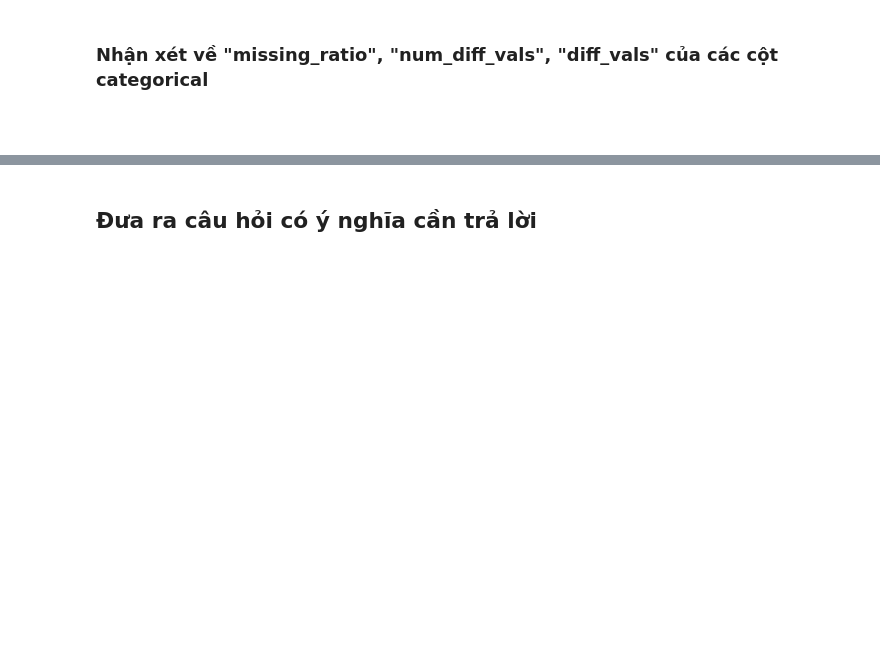
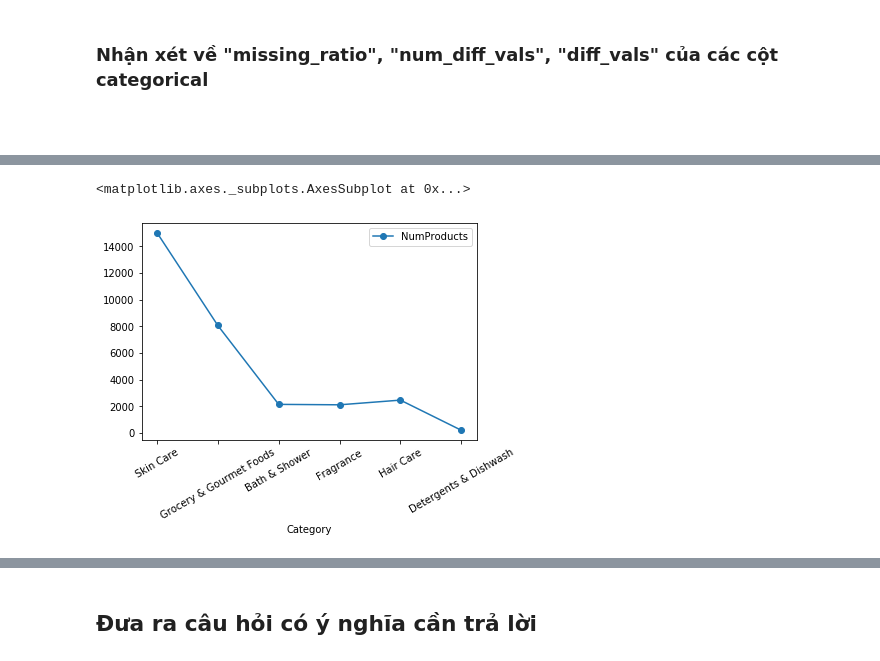
Before and after one commit to P4DS-19CLC-FinalProject/FinalProject, a Jupyter notebook: Main Flow.ipynb, the cells around one changed output, grey strips where cells are left out. Drawn from its saved outputs; the diff is of its cells as text; code cells hidden in the pictures; blank space fills up the shorter version.

```diff
--- a/Main Flow.ipynb
+++ b/Main Flow.ipynb
@@ -211,0 +192,17 @@ Name: Category, dtype: object
+# %%
+# YOUR CODE HERE
+series = product_df['Mrp'] *   product_df['Offers']
+series.name = "price is reduced"
+
+product_df = pd.concat([product_df,series],axis=1)
+product_df
+
+# top5 = product_df[product_df['Category'].isin([2012,2011,2010])].groupby(["LocationDescription"]).size()
+
+
+
+# product_df
+# def cal_price_offers()
+# S_Month = mvt_df['Date'].dt.month
+# S_Month.name = 'Month'
+# mvt_df = pd.concat([mvt_df,S_Month],axis = 1)
@@ -211,0 +259,2 @@ Name: Category, dtype: object
+# %%
+num_products_each_category = pd.Series(product_df['Category'].value_counts(),index = pd.Series.unique(product_df['Category']))
@@ -211,0 +271,9 @@ Name: Category, dtype: object
+# %%
+# YOUR CODE HERE
+df = pd.DataFrame({'Category': num_products_each_category.index,
+                   'NumProducts': np.array(num_products_each_category.values)})
+
+df.plot.line(x='Category', y='NumProducts', marker='o' ,rot = 30 )
+# %% [output]
+<matplotlib.axes._subplots.AxesSubplot at 0x...>
+[figure, added]
```
Also changed, not shown: parts of 15 cells of this notebook.
